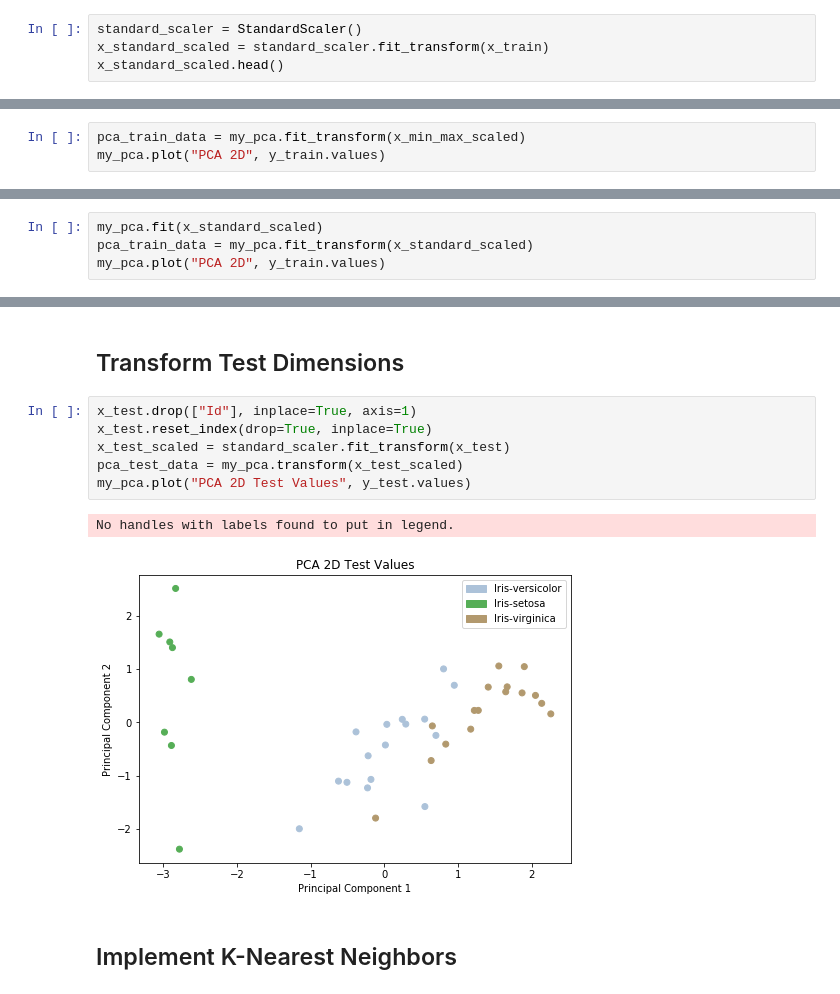
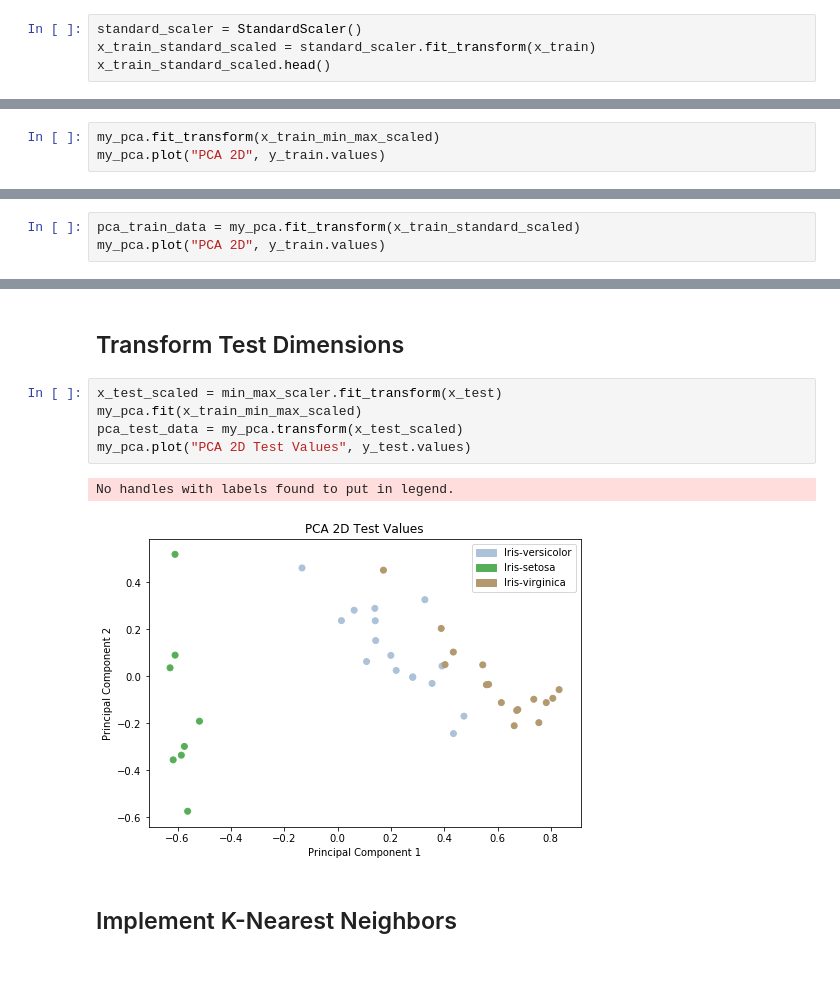
Before and after one commit to luisespriella9/ML-Algorithms, a Jupyter notebook: K-Nearest-Neighbors.ipynb, the cells around one changed output, grey strips where cells are left out. Drawn from its saved outputs; the diff is of its cells as text.

Commit message:
use min max scaler for test data

```diff
--- a/K-Nearest-Neighbors.ipynb
+++ b/K-Nearest-Neighbors.ipynb
@@ -136,8 +138,8 @@ array([[0.5       , 0.33333333, 0.62711864, 0.45833333],
 Standard Scalter using mean and standard deviation
 # %%
 standard_scaler = StandardScaler()
-x_standard_scaled = standard_scaler.fit_transform(x_train)
-x_standard_scaled.head()
+x_train_standard_scaled = standard_scaler.fit_transform(x_train)
+x_train_standard_scaled.head()
 # %% [output]
 |  | SepalLengthCm | SepalWidthCm | PetalLengthCm | PetalWidthCm |
 | 0 | 0.391018 | -0.620663 | 0.600125 | 0.076626 |
@@ -267,3 +269,6 @@ No handles with labels found to put in legend.
 [figure]
 # %% [markdown]
 Min Max Scaled Data
+# %%
+my_pca.fit_transform(x_train_min_max_scaled)
+my_pca.plot("PCA 2D", y_train.values)
@@ -270,5 +278,5 @@ Min Max Scaled Data
 # %%
-pca_train_data = my_pca.fit_transform(x_min_max_scaled)
+pca_train_data = my_pca.fit_transform(x_train_standard_scaled)
 my_pca.plot("PCA 2D", y_train.values)
 # %% [output]
 No handles with labels found to put in legend.
@@ -276,4 +283,0 @@ No handles with labels found to put in legend.
-# %%
-my_pca.fit(x_standard_scaled)
-pca_train_data = my_pca.fit_transform(x_standard_scaled)
-my_pca.plot("PCA 2D", y_train.values)
@@ -317,14 +318,13 @@ my_pca3.plot("PCA 3D", y_train.values)
 # %% [markdown]
 ## Transform Test Dimensions
 # %%
-x_test.drop(["Id"], inplace=True, axis=1)
-x_test.reset_index(drop=True, inplace=True)
-x_test_scaled = standard_scaler.fit_transform(x_test)
+x_test_scaled = min_max_scaler.fit_transform(x_test)
+my_pca.fit(x_train_min_max_scaled)
 pca_test_data = my_pca.transform(x_test_scaled)
 my_pca.plot("PCA 2D Test Values", y_test.values)
 # %% [output]
 No handles with labels found to put in legend.
-[figure, old version]
+[figure, new version]
 # %% [markdown]
 ## Implement K-Nearest Neighbors
 # %%
```
Also changed, not shown: parts of 8 cells of this notebook.
